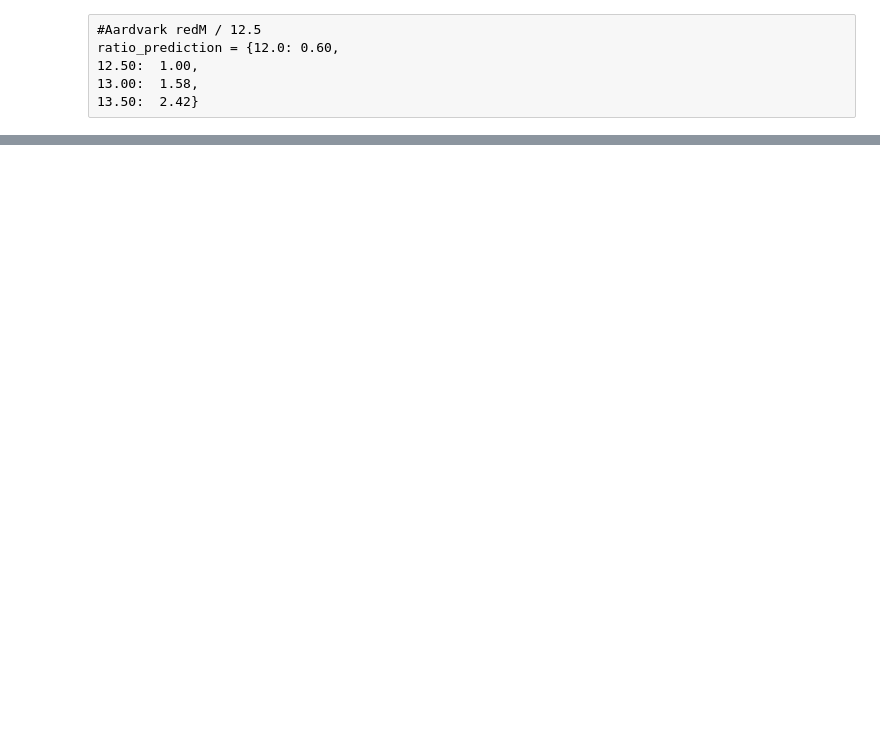
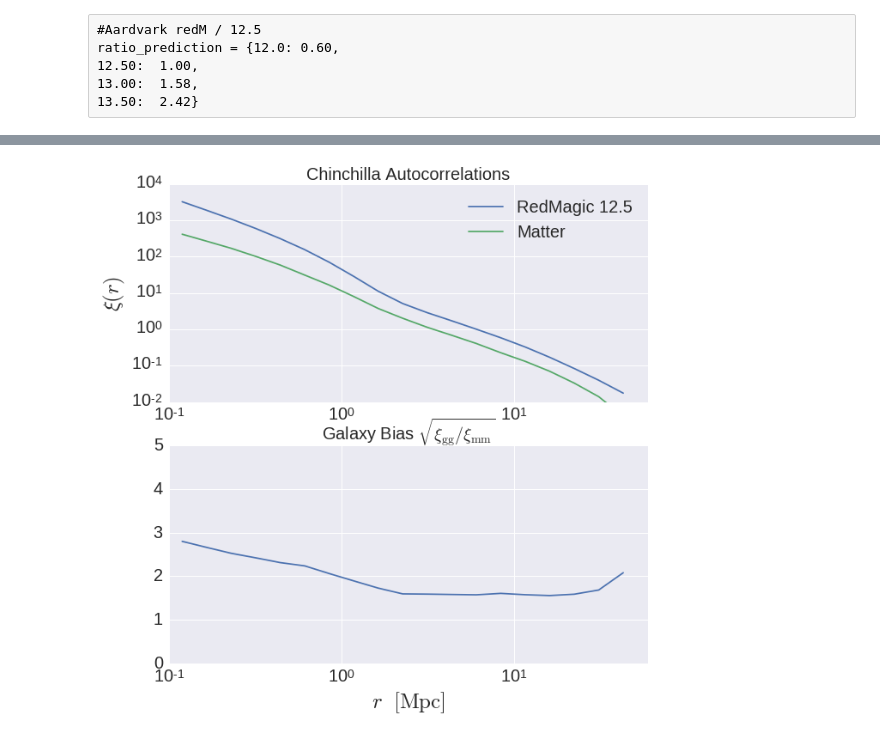
Before and after one commit to mclaughlin6464/HODEmulator, a Jupyter notebook: predictionsVCalculated.ipynb, the cells around one changed output, grey strips where cells are left out. Saved outputs shown, nothing was run; the diff lists cells and outputs as text; code cells hidden in the pictures; blank space fills up the shorter version.

```diff
--- a/predictionsVCalculated.ipynb
+++ b/predictionsVCalculated.ipynb
@@ -188,0 +231,35 @@ plt.show()
+# %%
+fig = plt.figure(figsize = (10,10))
+
+mMin = 12.5
+plt.subplot(211)
+
+plt.plot(data[mMin][0,:],data[mMin][1,:], label = 'RedMagic %.1f'%mMin)
+#plt.plot(predictions[mMin][:, 0],predictions[mMin][:,1], label = 'RedMagic mMin = %.1f'%mMin)
+plt.plot(centers,  test, label = 'Matter')
+
+plt.title('Chinchilla Autocorrelations', fontsize =20)
+plt.xlim(xmin = 0.1, xmax = 60)
+plt.ylim(ymin = 1e-2, ymax = 1e4)
+plt.loglog()
+plt.xticks(fontsize=20)
+plt.yticks(fontsize=20)
+#plt.xlabel(r'$r $  $\rm{[Mpc]}$', fontsize=25)
+plt.ylabel(r'$\xi(r)$', fontsize=25)
+plt.legend(loc='best', fontsize=20)
+
+plt.subplot(212)
+plt.title(r'Galaxy Bias $\sqrt{\xi_{\rm gg}/\xi_{\rm mm}}$', fontsize = 20)
+plt.plot(data[mMin][0,:], (np.sqrt(data[mMin][1,:]/test)) )
+
+plt.xlim(xmin = 0.1, xmax = 60)
+plt.ylim(ymin = 0, ymax = 5)
+#plt.loglog()
+plt.xscale('log')
+plt.xticks(fontsize=20)
+plt.yticks(fontsize=20)
+plt.xlabel(r'$r $  $\rm{[Mpc]}$', fontsize=25)
+
+plt.show()
+# %% [output]
+[figure, added]
```
Also changed, not shown: parts of 17 cells of this notebook, 2 other files.
